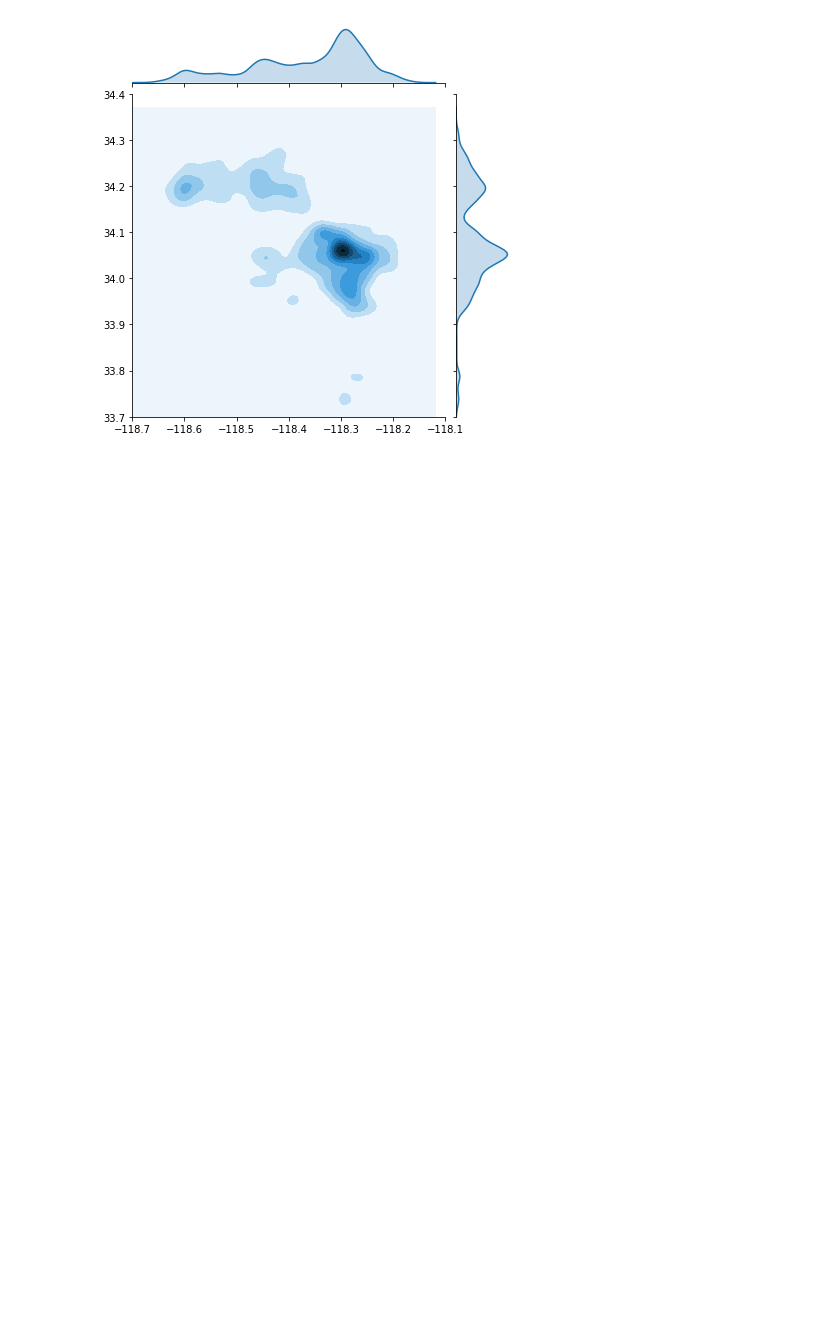
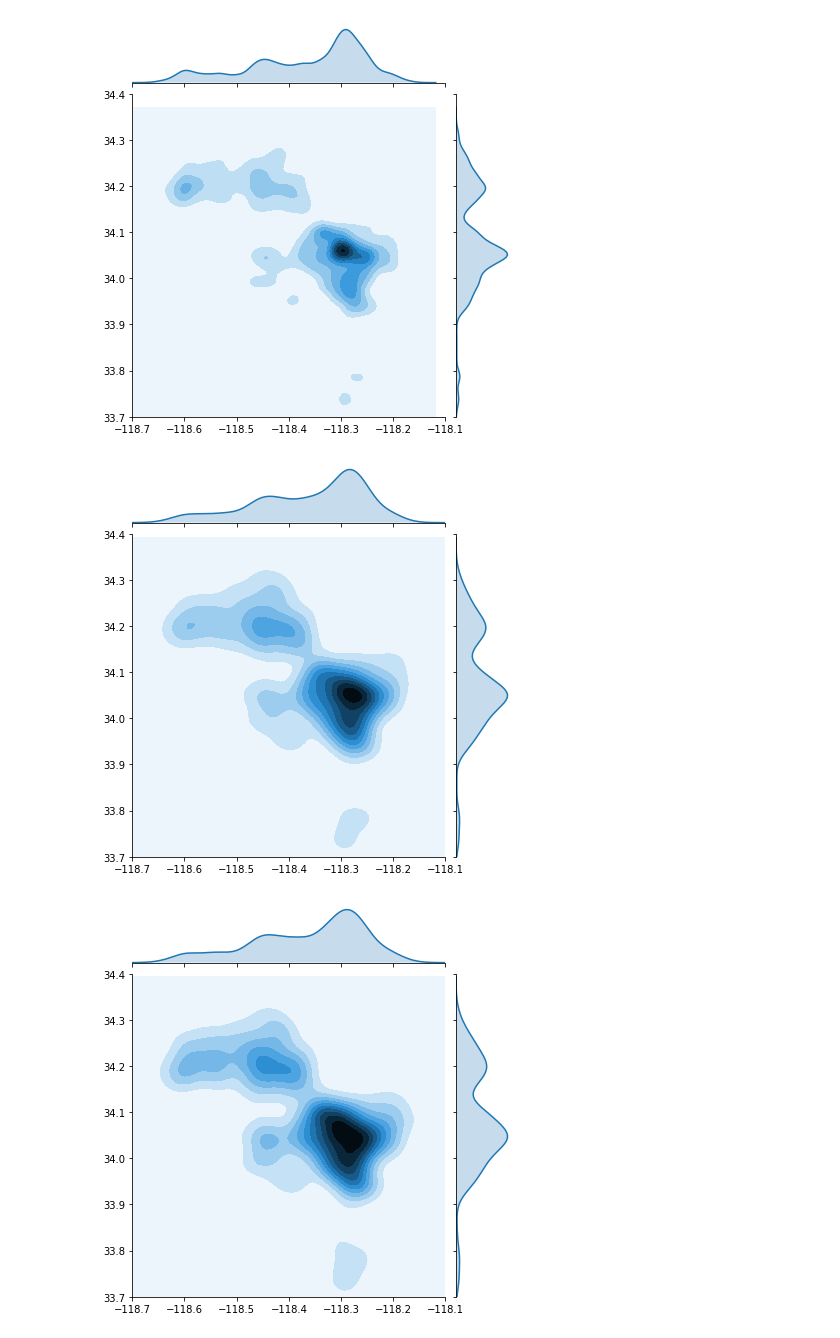
Before and after one commit to bananannn/ECE-143-Group-2, a Jupyter notebook: Project.ipynb, the cells around one changed output. Saved outputs shown, nothing was run; the diff lists cells and outputs as text; code cells hidden in the pictures; blank space fills up the shorter version.

```diff
--- a/Project.ipynb
+++ b/Project.ipynb
@@ -468,3 +526,27 @@ sns.jointplot(x=x, y=y, kind='kde',ylim=(33.7,34.4),xlim=(-118.7,-118.1))
 plt.show()
 # %% [output]
 [figure]
+# %%
+def collision_month(month):
+    data_t = data_c[data_c['month']==month]
+    loc = data_t['Location']
+    l = []
+    for i in loc:
+        i = re.sub('[()]', '', i)
+        l.append(tuple(map(float, i.split(','))))
+
+    x = []
+    y = []
+    for (i,j) in l:
+        if i!=0:
+            x.append(j)
+            y.append(i)
+
+    sns.jointplot(x=x, y=y, kind='kde',ylim=(33.7,34.4),xlim=(-118.7,-118.1))
+    plt.show()
+# %%
+for i in range(12):
+    collision_month(i+1)
+# %% [output]
+[figure, added]
+[figure, added]
```
Also changed, not shown: parts of 4 cells of this notebook.
